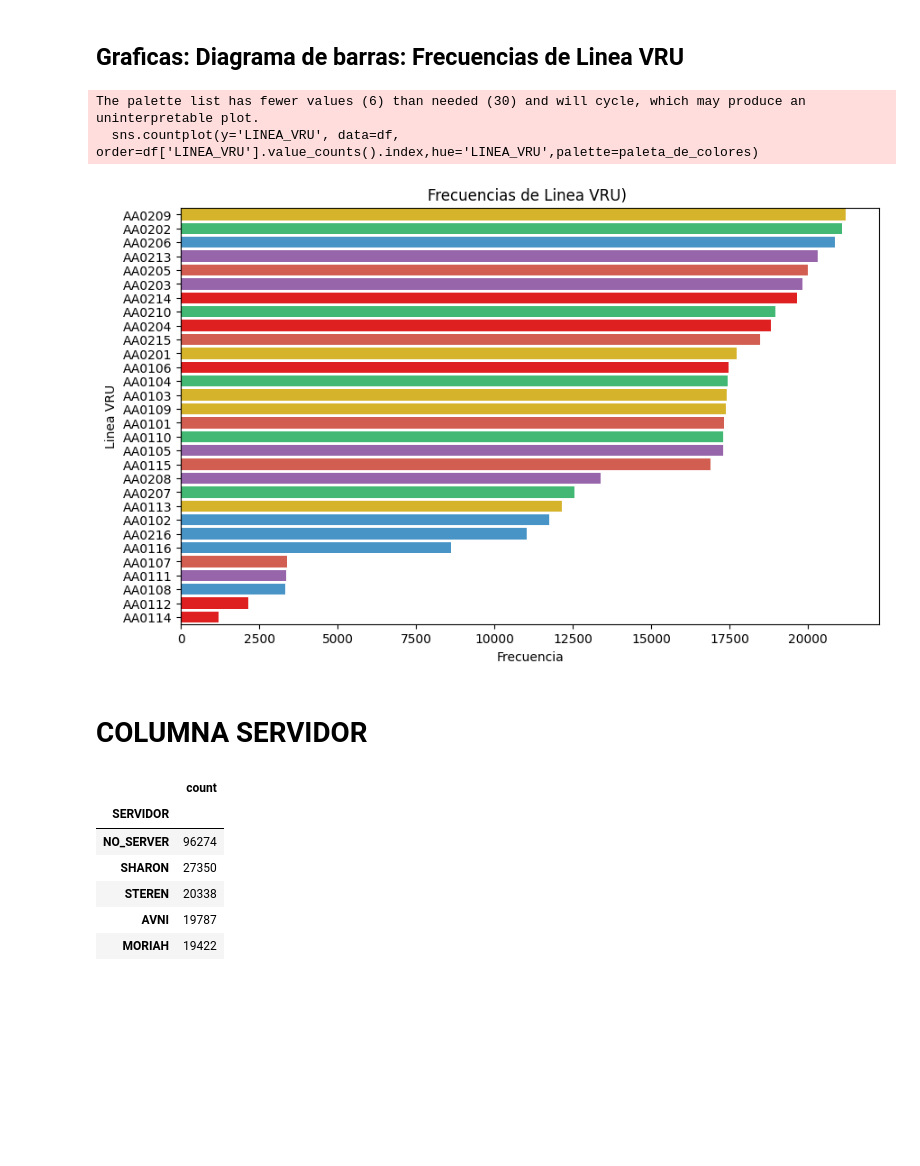
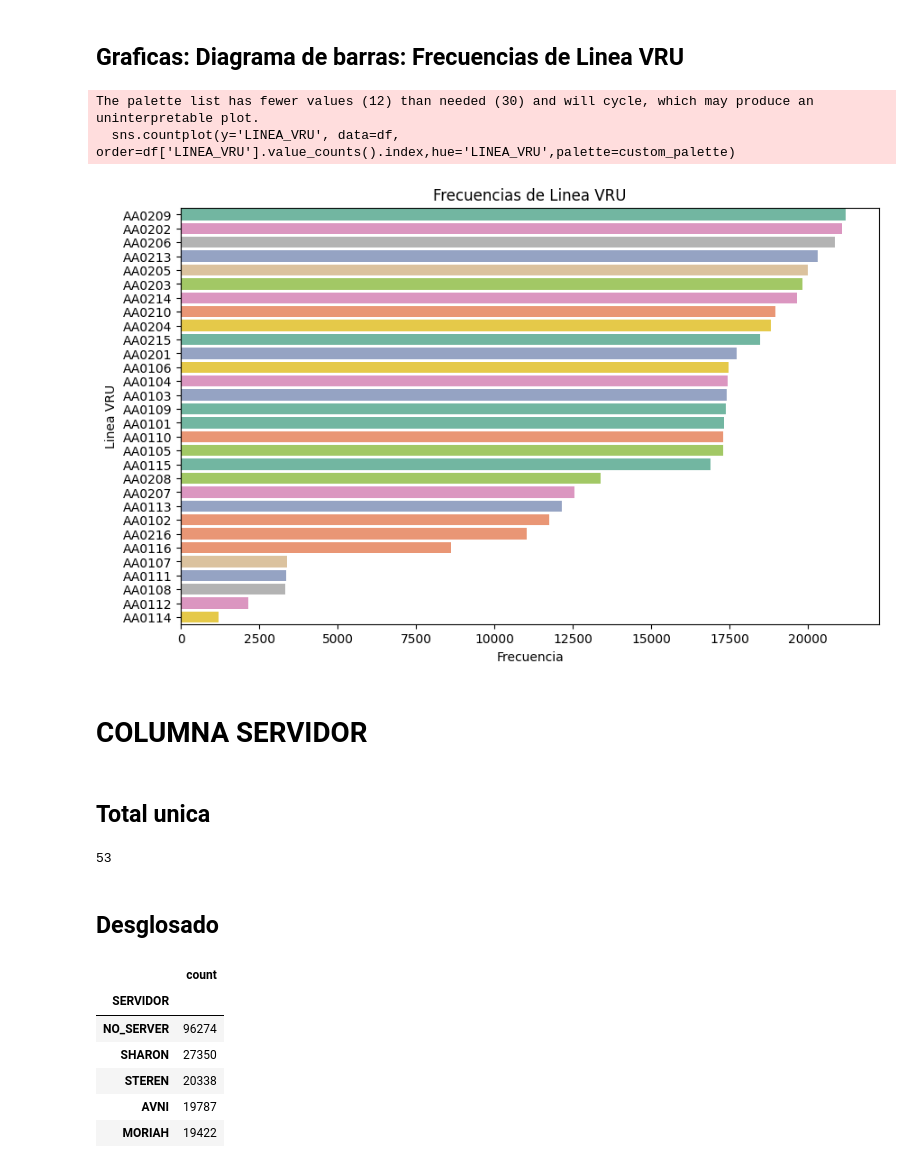
Before and after one commit to juangarcesco/metricas-call-canter, a Jupyter notebook: PRUEBA_CALL_CENTER.ipynb, the cells around one changed output. Drawn from its saved outputs; the diff is of its cells as text; code cells hidden in the pictures; blank space fills up the shorter version.

```diff
--- a/PRUEBA_CALL_CENTER.ipynb
+++ b/PRUEBA_CALL_CENTER.ipynb
@@ -466,5 +516,5 @@ df[df['TIPO_DE_SERVICIO'] == 'AA']
 # %%
-index_AA_para_borrar = [538,13233,109637,242738,320222]
+index_AA_para_borrar=df[df['TIPO_DE_SERVICIO'] == 'AA'].index.tolist()
 df.drop(index_AA_para_borrar,inplace=True)
 # %% [markdown]
 ## *Correcion de valores ' TT' de tipo de servicio
@@ -481,5 +521,5 @@ df[df['TIPO_DE_SERVICIO'] == ' TT']
 # %%
-index_list_TT = [68094,73097,95287,95360,95414,98245]
+index_list_TT = df[df['TIPO_DE_SERVICIO'] == ' TT'].index.tolist()
 df.loc[index_list_TT,'TIPO_DE_SERVICIO'] = 'TT'
 # %%
 df['TIPO_DE_SERVICIO'] = df['TIPO_DE_SERVICIO'].astype('category')
@@ -544,2 +579,0 @@ The palette list has fewer values (3) than needed (6) and will cycle, which may
-# %%
-df.insert(loc=3, column='CATEGORIA_CLIENTE', value=df['ID_CLIENTE'])
@@ -550,5 +579,0 @@ df['CATEGORIA_CLIENTE'] = df['CATEGORIA_CLIENTE'].astype(str)
-# %%
-df.loc[(df['TIPO_DE_SERVICIO'] == 'NW'), 'ID_CLIENTE'] = 999999999999
-df.loc[(df['TIPO_DE_SERVICIO'] == 'NW'), 'CATEGORIA_CLIENTE'] = 'CLIENTE_PROSPECTO'
-df.loc[(df['TIPO_DE_SERVICIO'] != 'NW') & (df['ID_CLIENTE'] == 0), 'CATEGORIA_CLIENTE'] = 'CLIENTE_SIN_ID'
-df.loc[(df['ID_CLIENTE'] != 0) & (df['ID_CLIENTE'] != 999999999999), 'CATEGORIA_CLIENTE'] = 'CLIENTE_CON_ID'
@@ -2092,15 +2082,25 @@ plt.show()
 # %%
 import random
 plt.figure(figsize=(10, 6))
-sns.countplot(y='LINEA_VRU', data=df, order=df['LINEA_VRU'].value_counts().index,hue='LINEA_VRU',palette=paleta_de_colores)
-plt.title('Frecuencias de Linea VRU) ')
+sns.countplot(y='LINEA_VRU', data=df, order=df['LINEA_VRU'].value_counts().index,hue='LINEA_VRU',palette=custom_palette)
+plt.xlabel('Frecuencia')
+plt.title('Frecuencias de Linea VRU')
 plt.xlabel('Frecuencia')
 plt.ylabel('Linea VRU')
 plt.show()
 # %% [output]
-The palette list has fewer values (6) than needed (30) and will cycle, which may produce an uninterpretable plot.
-  sns.countplot(y='LINEA_VRU', data=df, order=df['LINEA_VRU'].value_counts().index,hue='LINEA_VRU',palette=paleta_de_colores)
+The palette list has fewer values (12) than needed (30) and will cycle, which may produce an uninterpretable plot.
+  sns.countplot(y='LINEA_VRU', data=df, order=df['LINEA_VRU'].value_counts().index,hue='LINEA_VRU',palette=custom_palette)
-[figure, old version]
+[figure, new version]
 # %% [markdown]
 # **COLUMNA SERVIDOR**
+# %% [markdown]
+## Total unica
+# %%
+total_unica_SERVIDOR = df['SERVIDOR'].nunique()
+total_unica_SERVIDOR
+# %% [output]
+53
+# %% [markdown]
+## Desglosado
 # %%
```
Also changed, not shown: parts of 127 cells of this notebook.
